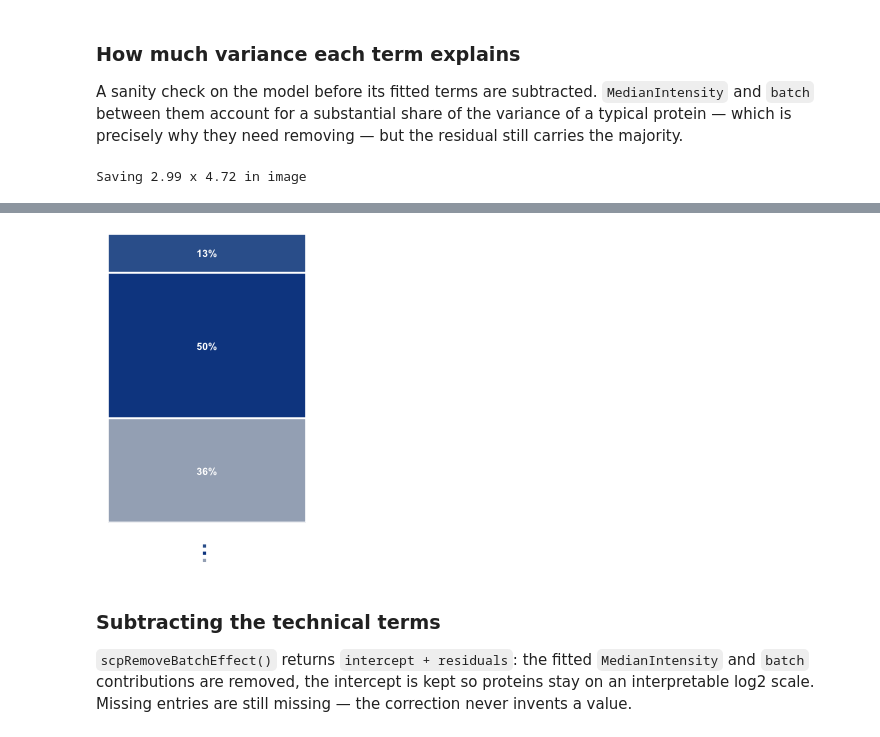
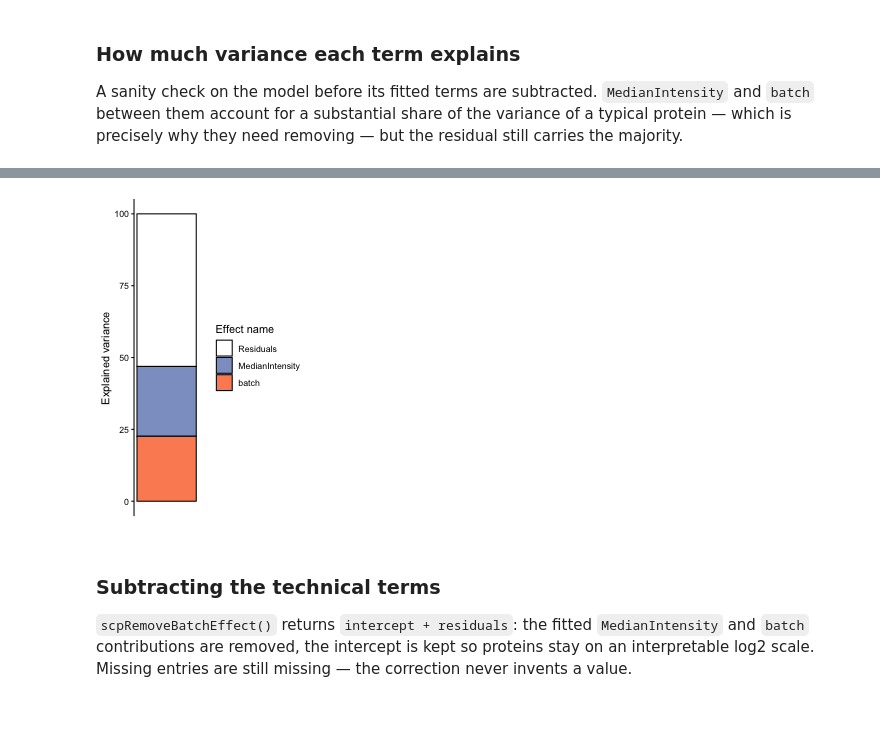
Before and after one commit to lucas-diedrich/ms-scverse-bioconductor, a Jupyter notebook: docs/tutorials/application.ipynb, the cells around one changed output, grey strips where cells are left out. Cells and saved outputs as stored; diff of their text form; code cells hidden in the pictures.

```diff
--- a/docs/tutorials/application.ipynb
+++ b/docs/tutorials/application.ipynb
@@ -269,48 +256,7 @@ which is precisely why they need removing — but the residual still carries the
 # %%
 %%R -w 215 -h 340
-variance <- scpVarianceAnalysis(sce, "model")
 
-effect_levels  <- c("MedianIntensity", "batch", "Residuals")
-effect_colours <- c(Residuals = "#A4AFC0", MedianIntensity = "#35629b", batch = "#0e4791")
-
-variance_df <- do.call(rbind, lapply(names(variance), function(e) {
-    d <- as.data.frame(variance[[e]]); d$effect <- e; d
-}))
-
-## Sum of squares summed over every protein, then expressed as a share.
-pooled <- aggregate(SS ~ effect, variance_df, sum)
-pooled$effect <- factor(pooled$effect, levels = effect_levels)
-pooled$share  <- 100 * pooled$SS / sum(pooled$SS)
-
-plot <- ggplot(pooled, aes(x = "", y = share, fill = effect)) +
-    geom_col(width = .85, colour = "white", linewidth = .8) +
-    geom_text(aes(label = sprintf("%.0f%%", share)), position = position_stack(vjust = .5),
-              colour = "white", fontface = "bold", size = 3.6) +
-    scale_fill_manual(values = effect_colours, breaks = effect_levels) +
-    scale_x_discrete(expand = expansion(add = .35)) +
-    scale_y_continuous(limits = c(0, 100), breaks = seq(0, 100, 25),
-                       expand = expansion(0), labels = function(x) paste0(x, "%")) +
-    # labs(title = "Where the variance goes", subtitle = "pooled over all proteins",
-    #      x = NULL, y = NULL, fill = NULL) +
-    theme_minimal(base_size = 10) +
-    theme(panel.grid.major.x   = element_blank(),
-          panel.grid.minor     = element_blank(),
-          panel.grid.major.y   = element_line(colour = "grey92", linewidth = .3),
-          axis.ticks           = element_blank(),
-          axis.text.y          = element_text(colour = "grey45"),
-          plot.title           = element_text(size = 11, face = "bold", colour = "grey15"),
-          plot.subtitle        = element_text(size = 8, colour = "grey45"),
-          plot.title.position  = "plot",
-          legend.position      = "bottom",
-          legend.direction     = "vertical",
-          legend.justification = "center",
-          legend.key.size      = unit(.5, "lines"),
-          legend.text          = element_text(size = 8.5, colour = "grey30"),
-          legend.margin        = margin(t = -2),
-          text=element_text(family="Aptos"),
-          )
-
-ggsave("explained_variance.svg", plot)
+var <- scpVarianceAnalysis(sce)
+plot <- scpVariancePlot(var)
 plot
 # %% [output]
-Saving 2.99 x 4.72 in image
@@ -320,4 +263,4 @@ WARNING:rpy2.rinterface_lib.callbacks:R callback write-console:
-[figure, old version]
+[figure, new version]
 # %% [markdown]
 ### Subtracting the technical terms
 
```
Also changed, not shown: parts of 24 cells of this notebook.
